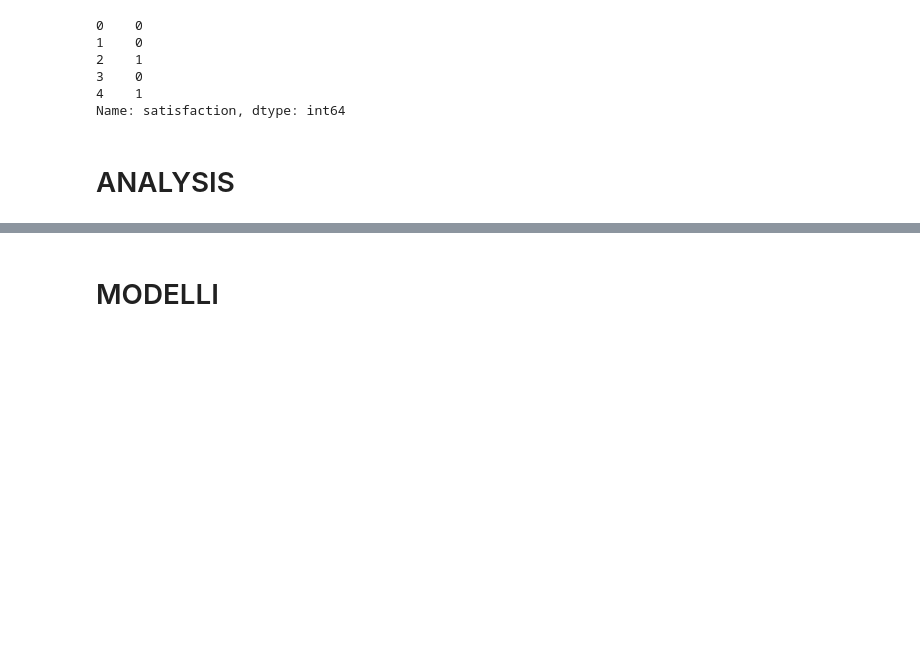
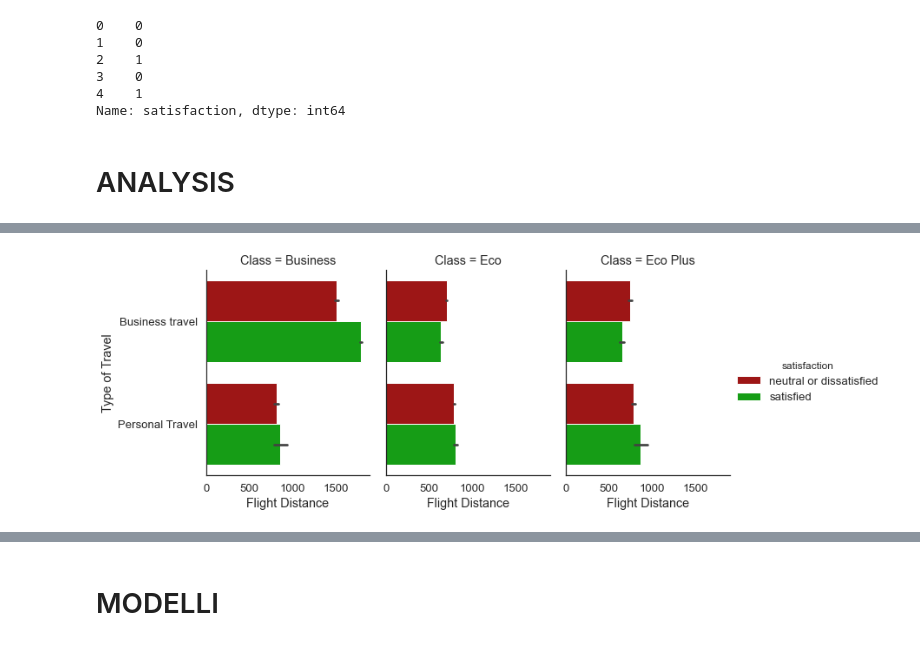
Before and after one commit to emacarta/Airline-Passenger-Satisfaction, a Jupyter notebook: code_progect.ipynb, the cells around one changed output, grey strips where cells are left out. Saved outputs shown, nothing was run; the diff lists cells and outputs as text; code cells hidden in the pictures; blank space fills up the shorter version.

```diff
--- a/code_progect.ipynb
+++ b/code_progect.ipynb
@@ -318,0 +335,6 @@ plt.show()
+# %%
+with sns.axes_style('white'):
+    barPlot = sns.catplot(x="Flight Distance", y="Type of Travel", hue="satisfaction",
+     col="Class", data=df, kind="bar", height=4.5, aspect=.8,palette = ['#b30000','#00b300'])
+# %% [output]
+[figure, added]
```
Also changed, not shown: parts of 16 cells of this notebook.
